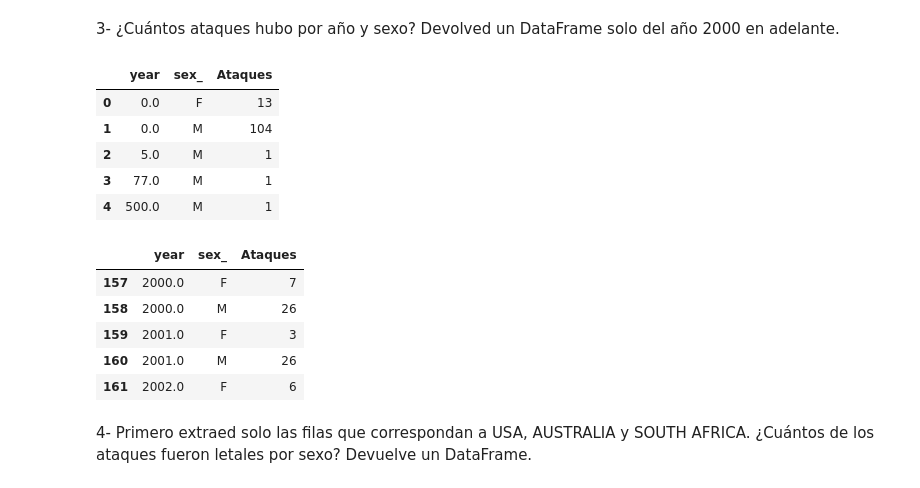
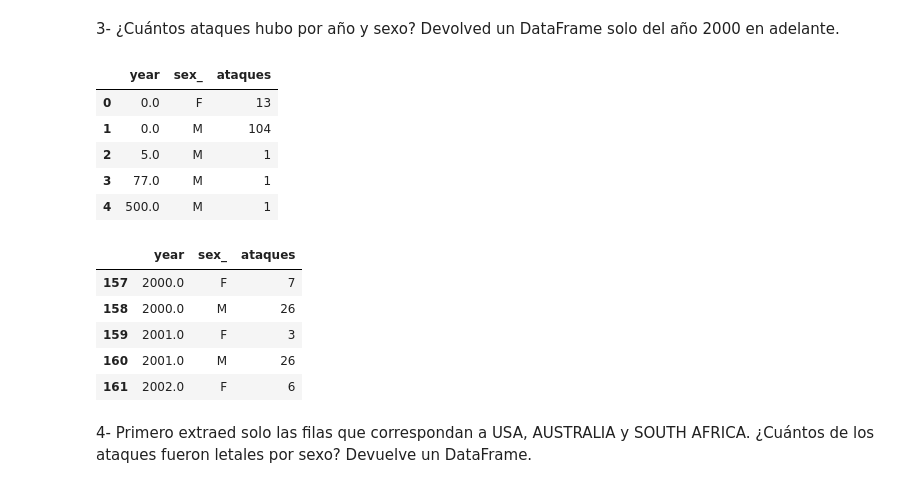
Before and after one commit to Adalab/DA_promoc_modulo2_sprint1_PaulayLola, a Jupyter notebook: Pandas/Pandas_6/modulo-2-pandas-6.ipynb, the cells around one changed output. Cells and saved outputs as stored; diff of their text form; code cells hidden in the pictures.

```diff
--- a/Pandas/Pandas_6/modulo-2-pandas-6.ipynb
+++ b/Pandas/Pandas_6/modulo-2-pandas-6.ipynb
@@ -65,21 +70,23 @@ año
 # %% [markdown]
 3- ¿Cuántos ataques hubo por año y sexo? Devolved un DataFrame solo del año 2000 en adelante.
 # %%
-año_sexo = attacks5.groupby(['year','sex_'])['case_number'].agg(Ataques=('count'))
+#Creamos un df con la suma de los ataques por año y por sexo
+año_sexo = attacks5.groupby(['year','sex_'])['case_number'].agg(ataques=('count'))
 año_sexo= año_sexo.reset_index()
 año_sexo.head()
 # %% [output]
-|  | year | sex_ | Ataques |
+|  | year | sex_ | ataques |
 | 0 | 0.0 | F | 13 |
 | 1 | 0.0 | M | 104 |
 | 2 | 5.0 | M | 1 |
 | 3 | 77.0 | M | 1 |
 | 4 | 500.0 | M | 1 |
 # %%
+#Filtramos por aquellos ocurridos a partir del año 2000
 año2000_sexo =año_sexo[año_sexo['year']>=2000.0]
 año2000_sexo.head()
 # %% [output]
-|  | year | sex_ | Ataques |
+|  | year | sex_ | ataques |
 | 157 | 2000.0 | F | 7 |
 | 158 | 2000.0 | M | 26 |
 | 159 | 2001.0 | F | 3 |
```
Also changed, not shown: parts of 10 cells of this notebook, 5 other files.
